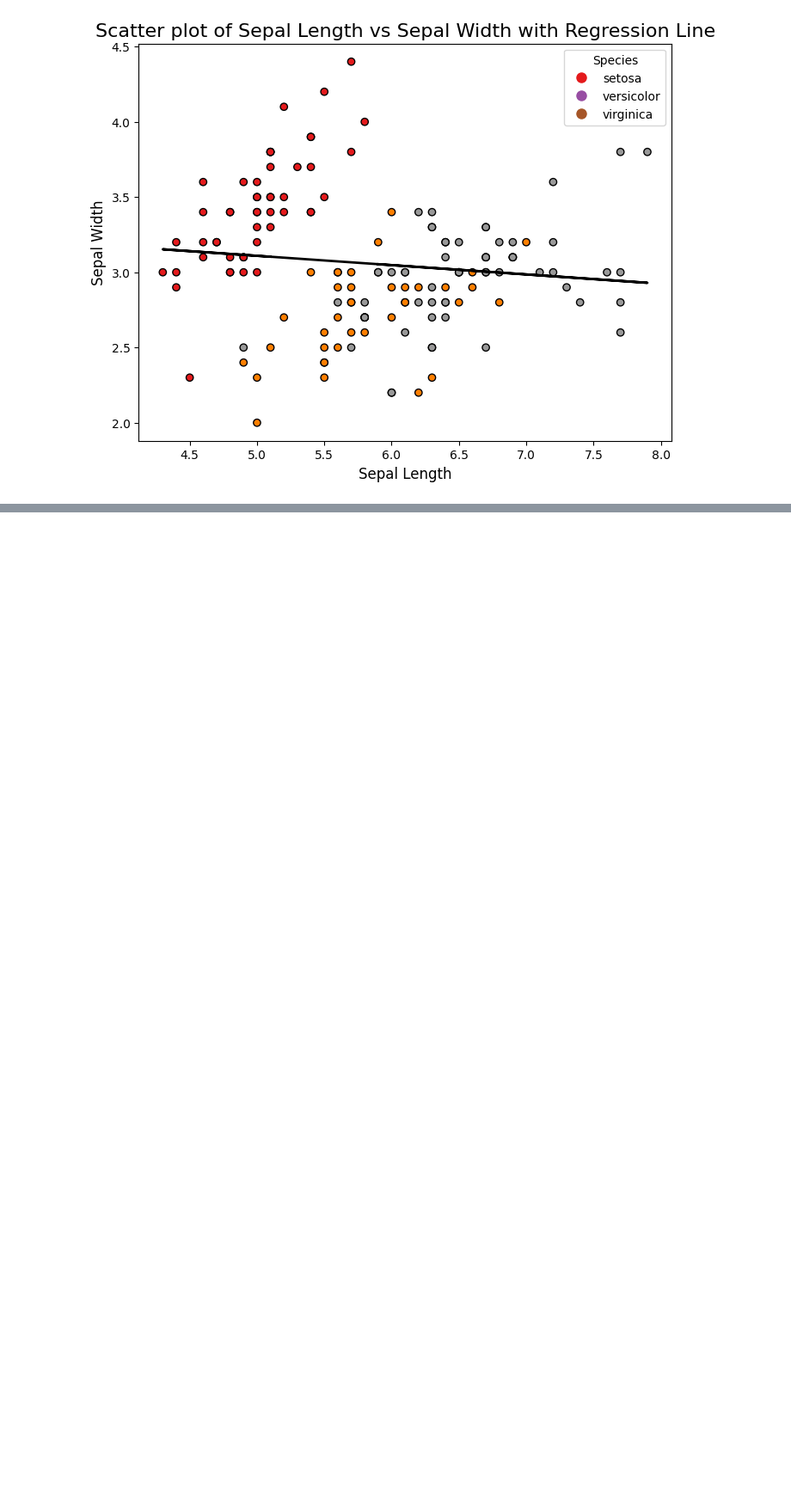
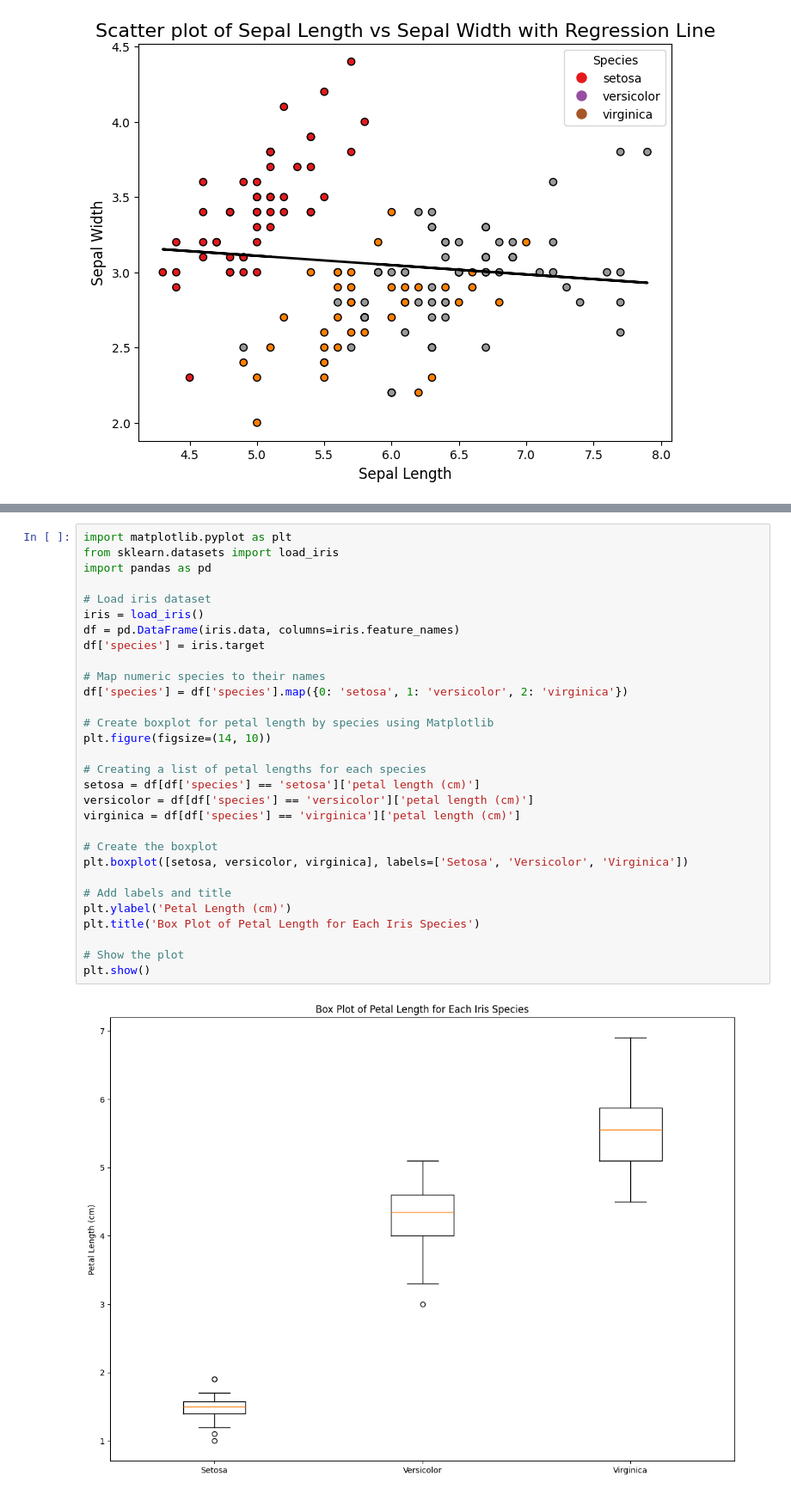
Before and after one commit to LDonn32/principles_of_data_analytics, a Jupyter notebook: tasks.ipynb, the cells around one changed output, grey strips where cells are left out. Shown at 86% size. Drawn from its saved outputs; the diff is of its cells as text; blank space fills up the shorter version.

```diff
--- a/tasks.ipynb
+++ b/tasks.ipynb
@@ -358,0 +363,32 @@ plt.show()
+# %%
+import matplotlib.pyplot as plt
+from sklearn.datasets import load_iris
+import pandas as pd
+
+# Load iris dataset
+iris = load_iris()
+df = pd.DataFrame(iris.data, columns=iris.feature_names)
+df['species'] = iris.target
+
+# Map numeric species to their names
+df['species'] = df['species'].map({0: 'setosa', 1: 'versicolor', 2: 'virginica'})
+
+# Create boxplot for petal length by species using Matplotlib
+plt.figure(figsize=(14, 10))
+
+# Creating a list of petal lengths for each species
+setosa = df[df['species'] == 'setosa']['petal length (cm)']
+versicolor = df[df['species'] == 'versicolor']['petal length (cm)']
+virginica = df[df['species'] == 'virginica']['petal length (cm)']
+
+# Create the boxplot
+plt.boxplot([setosa, versicolor, virginica], labels=['Setosa', 'Versicolor', 'Virginica'])
+
+# Add labels and title
+plt.ylabel('Petal Length (cm)')
+plt.title('Box Plot of Petal Length for Each Iris Species')
+
+# Show the plot
+plt.show()
+# %% [output]
+[figure, added]
```
Also changed, not shown: parts of 2 cells of this notebook.
